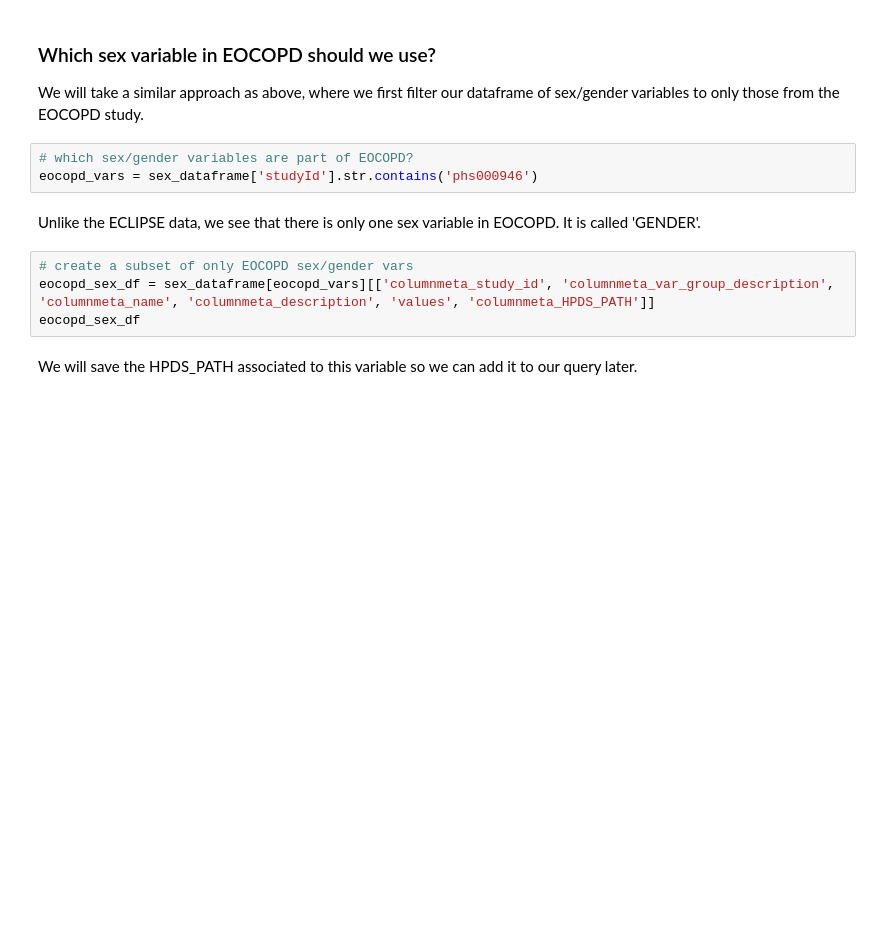
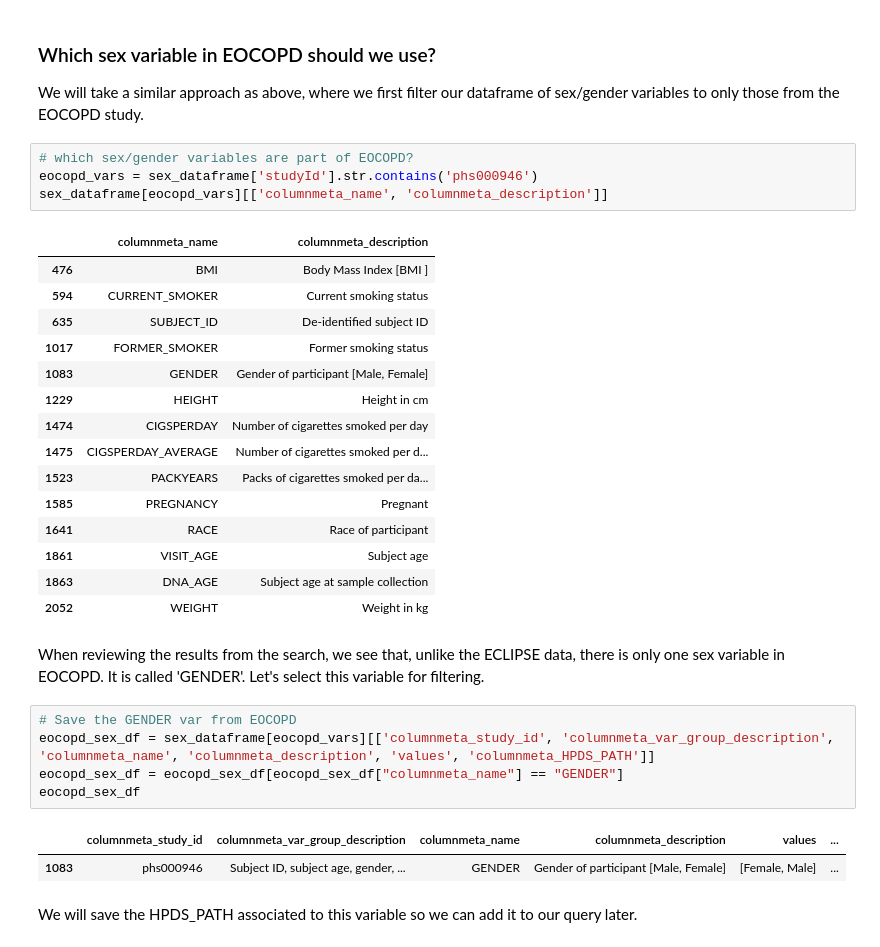
Before and after one commit to hms-dbmi/Access-to-Data-using-PIC-SURE-API, a Jupyter notebook: NHLBI_BioData_Catalyst/python/7_Harmonization_with_PICSURE.ipynb, the cells around one changed output. Saved outputs shown, nothing was run; the diff lists cells and outputs as text; blank space fills up the shorter version.

Commit message:
Update gender/BMI example

```diff
--- a/NHLBI_BioData_Catalyst/python/7_Harmonization_with_PICSURE.ipynb
+++ b/NHLBI_BioData_Catalyst/python/7_Harmonization_with_PICSURE.ipynb
@@ -134,12 +289,33 @@ We will take a similar approach as above, where we first filter our dataframe of
 # %%
 # which sex/gender variables are part of EOCOPD?
 eocopd_vars = sex_dataframe['studyId'].str.contains('phs000946')
+sex_dataframe[eocopd_vars][['columnmeta_name', 'columnmeta_description']]
+# %% [output]
+|  | columnmeta_name | columnmeta_description |
+| 476 | BMI | Body Mass Index [BMI ] |
+| 594 | CURRENT_SMOKER | Current smoking status |
+| 635 | SUBJECT_ID | De-identified subject ID |
+| 1017 | FORMER_SMOKER | Former smoking status |
+| 1083 | GENDER | Gender of participant [Male, Female] |
+| 1229 | HEIGHT | Height in cm |
+| 1474 | CIGSPERDAY | Number of cigarettes smoked per day |
+| 1475 | CIGSPERDAY_AVERAGE | Number of cigarettes smoked per d... |
+| 1523 | PACKYEARS | Packs of cigarettes smoked per da... |
+| 1585 | PREGNANCY | Pregnant |
+| 1641 | RACE | Race of participant |
+| 1861 | VISIT_AGE | Subject age |
+| 1863 | DNA_AGE | Subject age at sample collection |
+| 2052 | WEIGHT | Weight in kg |
 # %% [markdown]
-Unlike the ECLIPSE data, we see that there is only one sex variable in EOCOPD. It is called 'GENDER'.
+When reviewing the results from the search, we see that, unlike the ECLIPSE data, there is only one sex variable in EOCOPD. It is called 'GENDER'. Let's select this variable for filtering.
 # %%
-# create a subset of only EOCOPD sex/gender vars
+# Save the GENDER var from EOCOPD
 eocopd_sex_df = sex_dataframe[eocopd_vars][['columnmeta_study_id', 'columnmeta_var_group_description', 'columnmeta_name', 'columnmeta_description', 'values', 'columnmeta_HPDS_PATH']]
+eocopd_sex_df = eocopd_sex_df[eocopd_sex_df["columnmeta_name"] == "GENDER"]
 eocopd_sex_df
+# %% [output]
+|  | columnmeta_study_id | columnmeta_var_group_description | columnmeta_name | columnmeta_description | values | ... |
+| 1083 | phs000946 | Subject ID, subject age, gender, ... | GENDER | Gender of participant [Male, Female] | [Female, Male] | ... |
 # %% [markdown]
 We will save the HPDS_PATH associated to this variable so we can add it to our query later.
 # %%
```
Also changed, not shown: parts of 31 cells of this notebook.
